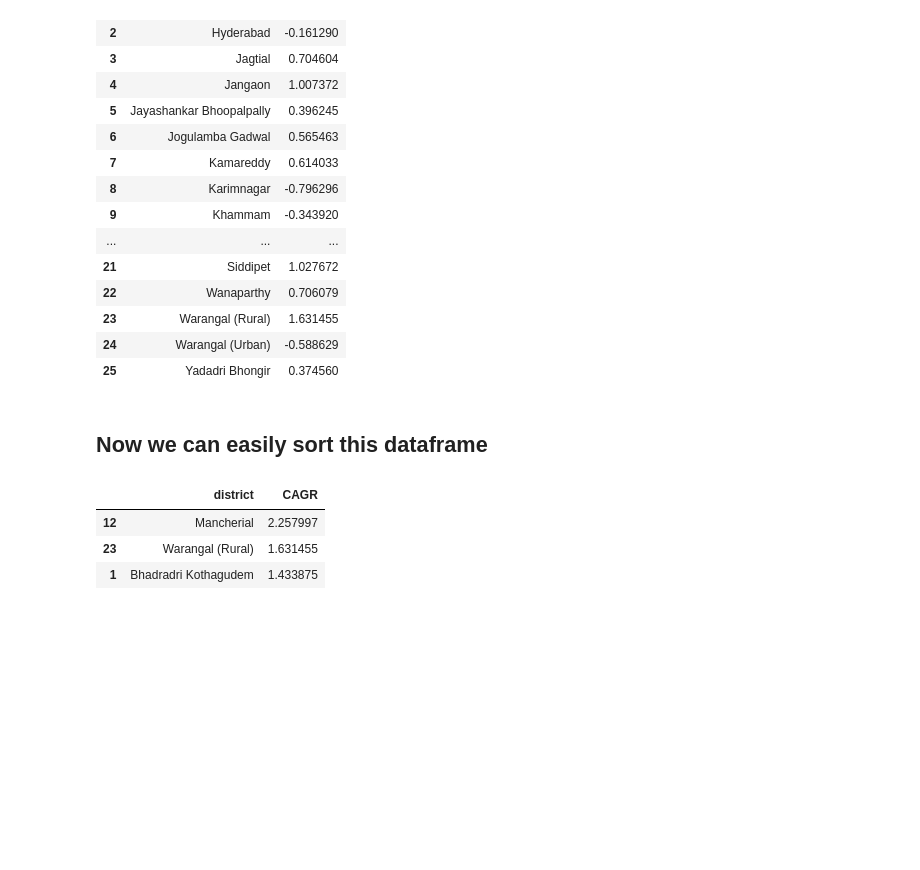
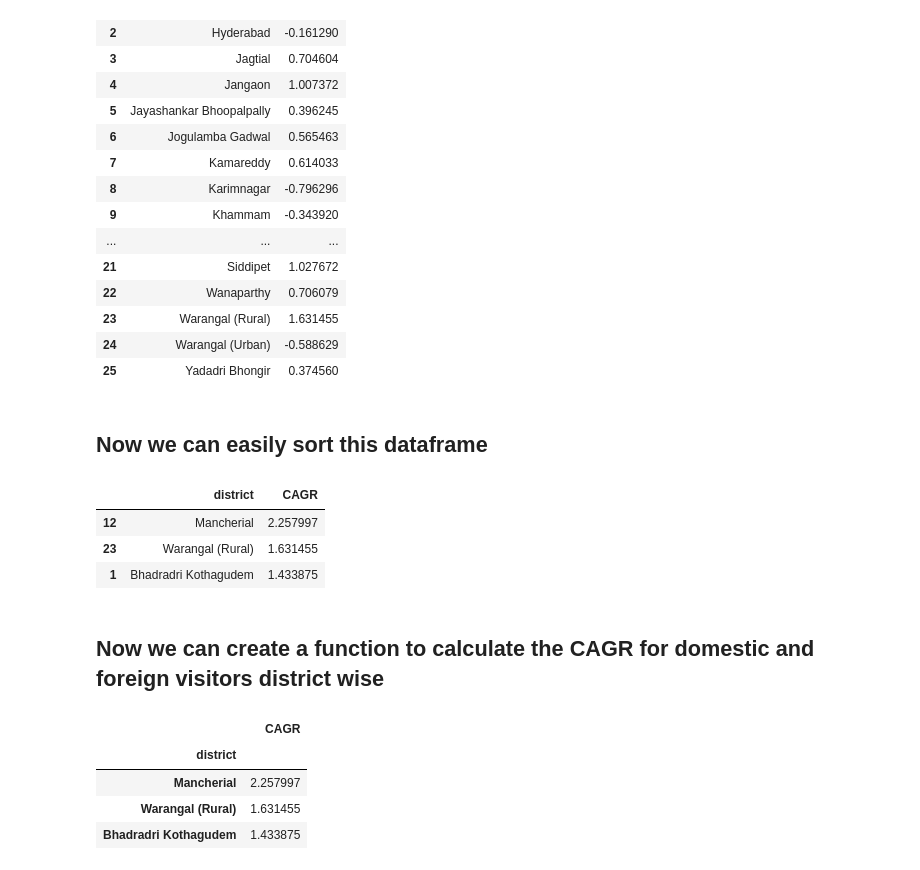
Before and after one commit to sourabhms66/Tourism_Revenue, a Jupyter notebook: codes.ipynb, the cells around one changed output. Drawn from its saved outputs; the diff is of its cells as text; code cells hidden in the pictures; blank space fills up the shorter version.

```diff
--- a/codes.ipynb
+++ b/codes.ipynb
@@ -451,5 +451,7 @@ cagr_df.sort_values(by='CAGR',ascending=False).head(3)
 | 12 | Mancherial | 2.257997 |
 | 23 | Warangal (Rural) | 1.631455 |
 | 1 | Bhadradri Kothagudem | 1.433875 |
+# %% [markdown]
+## Now we can create a function to calculate the CAGR for domestic and foreign visitors district wise
 # %%
 def calculate_cagr(df):
@@ -509,0 +472,8 @@ print(top_districts_foreign)
+# %%
+top_3_cagr_districts_domestic
+# %% [output]
+|  | CAGR |
+| district |  |
+| Mancherial | 2.257997 |
+| Warangal (Rural) | 1.631455 |
+| Bhadradri Kothagudem | 1.433875 |
```
Also changed, not shown: parts of 3 cells of this notebook.
